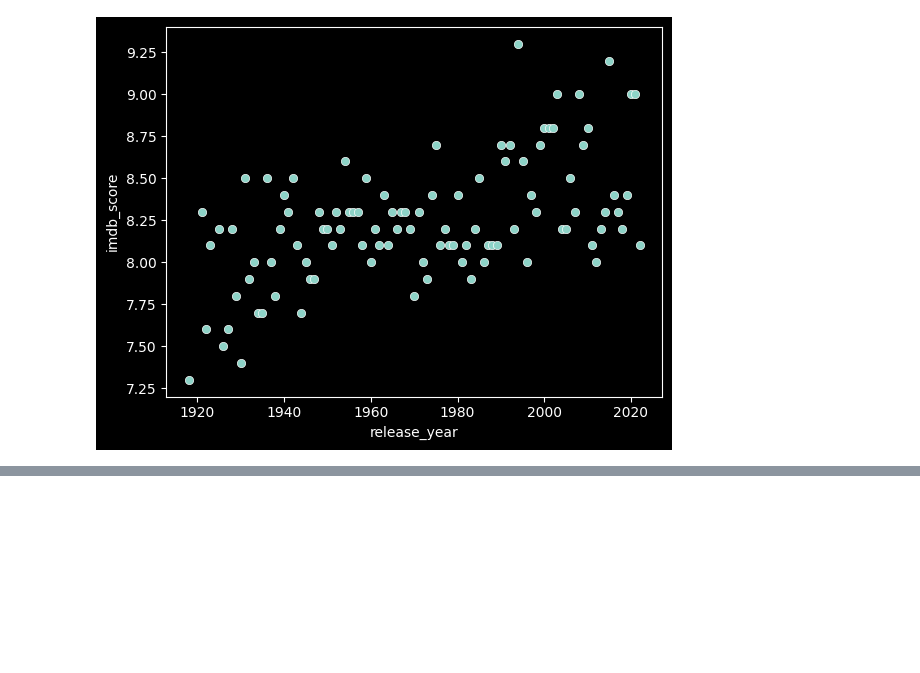
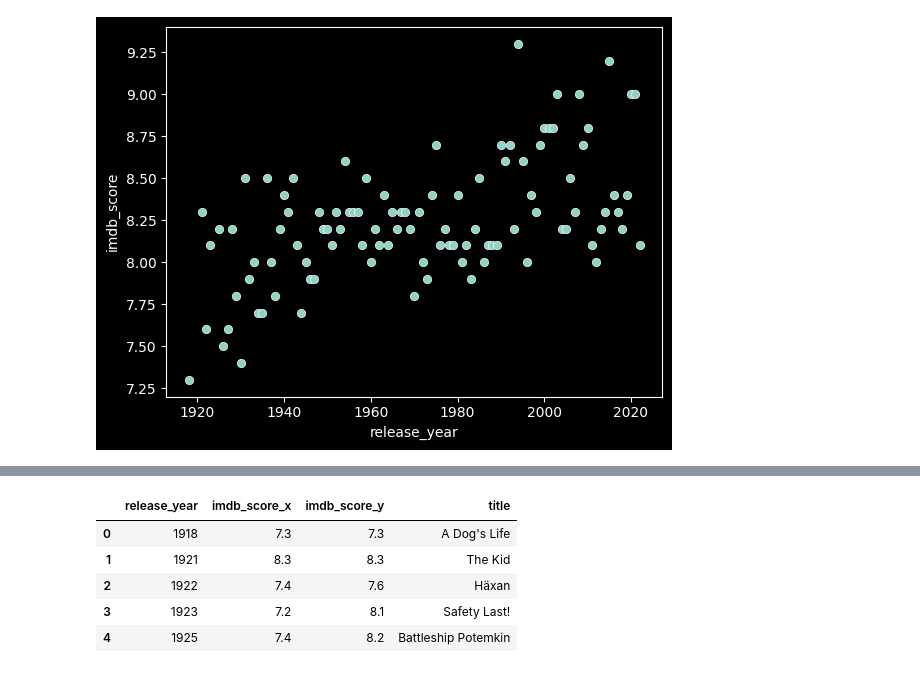
Before and after one commit to irynaps/hbo_data, a Jupyter notebook: project_1/titles_df.ipynb, the cells around one changed output, grey strips where cells are left out. Cells and saved outputs as stored; diff of their text form; code cells hidden in the pictures; blank space fills up the shorter version.

```diff
--- a/project_1/titles_df.ipynb
+++ b/project_1/titles_df.ipynb
@@ -7,5 +9,5 @@ plt.style.use("dark_background")
 # %%
-titles_df = pd.read_csv(r"C:\Users\ginge\projects\project_1\titles.csv")
+titles_df = pd.read_csv(r"C:\Users\ginge\hbo_data\project_1\titles.csv")
 # %%
 titles_df.head()
 # %% [output]
@@ -326,4 +313,4 @@ movies_by_year_df
 | 113 | 2022 | 8.1 | The Batman |
 114 rows × 3 columns
 # %%
-movies_by_year_df.dropna(axis = 0, how = "any").reset_index()
+movies_by_year_df.dropna(axis = 0, how = "any", inplace = True)
@@ -350,0 +339,9 @@ sns.scatterplot(data = movies_by_year_df, x = "release_year", y = "imdb_score")
+# %%
+compare_movies_df.head()
+# %% [output]
+|  | release_year | imdb_score_x | imdb_score_y | title |
+| 0 | 1918 | 7.3 | 7.3 | A Dog's Life |
+| 1 | 1921 | 8.3 | 8.3 | The Kid |
+| 2 | 1922 | 7.4 | 7.6 | Häxan |
+| 3 | 1923 | 7.2 | 8.1 | Safety Last! |
+| 4 | 1925 | 7.4 | 8.2 | Battleship Potemkin |
```
Also changed, not shown: parts of 36 cells of this notebook.
